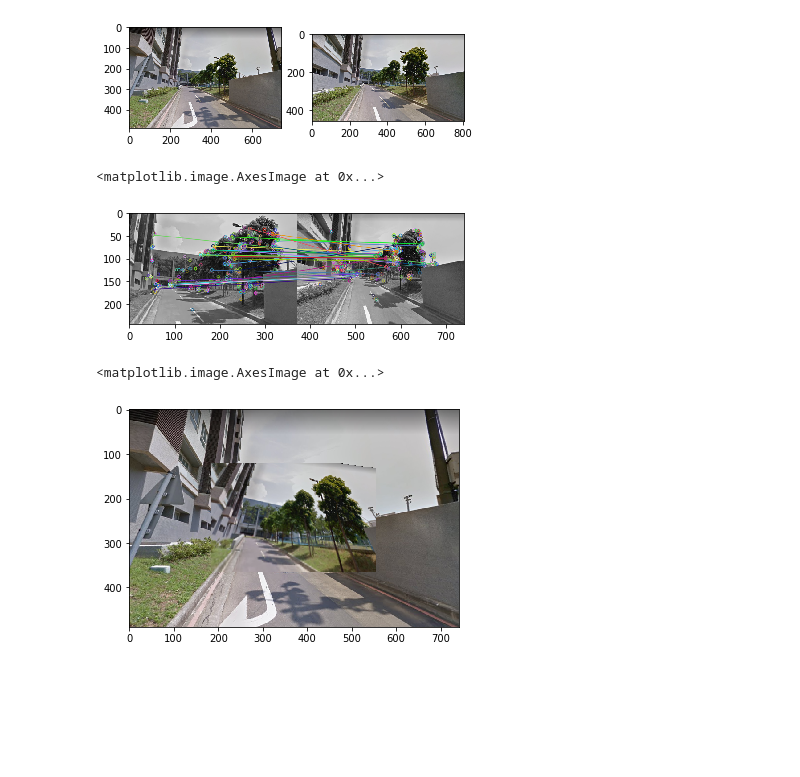
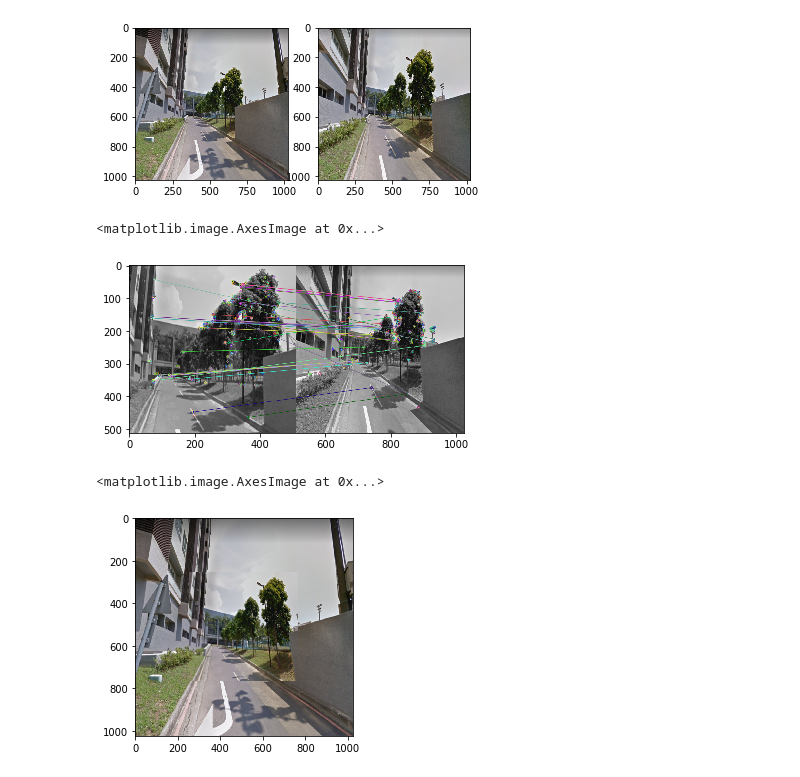
Before and after one commit to TRKuan/cvfx-homework4, a Jupyter notebook: homework4.ipynb, the cells around one changed output. Drawn from its saved outputs; the diff is of its cells as text; code cells hidden in the pictures; blank space fills up the shorter version.

Commit message:
zomming with 3 images

```diff
--- a/homework4.ipynb
+++ b/homework4.ipynb
@@ -4,21 +4,23 @@ import numpy as np
 import cv2
 import matplotlib.pyplot as plt
 # %%
-img1 = cv2.imread('./images/img3.png')#dist
-img2 = cv2.imread('./images/img4.png')#src
+img1 = cv2.imread('./images/img1.png')#dist
+img2 = cv2.imread('./images/img2.png')#src
+img1 = cv2.resize(img1, (1024, 1024))
+img2 = cv2.resize(img2, (1024, 1024))
 plt.subplot(121)
 plt.imshow(cv2.cvtColor(img1, cv2.COLOR_BGR2RGB))
 plt.subplot(122)
 plt.imshow(cv2.cvtColor(img2, cv2.COLOR_BGR2RGB))
 plt.show()
 h,w, _ = img1.shape
 img2_scaled = cv2.resize(img2, (int(w/2), int(h/2)))
 img1_gray = cv2.cvtColor(img1, cv2.COLOR_BGR2GRAY)
 img2_gray = cv2.cvtColor(img2_scaled, cv2.COLOR_BGR2GRAY)
 img1_target = img1_gray[int(h/4):-int(h/4), int(w/4):-int(w/4)]
 img2_target = img2_gray
 # %% [output]
-[figure, old version]
+[figure, new version]
 # %%
 # Initiate ORB detector
 orb = cv2.ORB_create()
@@ -40,7 +42,7 @@ matches = matches[:int(len(matches)*0.15)]
 plt.imshow(cv2.cvtColor(cv2.drawMatches(img1_target, kp1, img2_target, kp2, matches, None), cv2.COLOR_BGR2RGB))
 # %% [output]
 <matplotlib.image.AxesImage at 0x...>
-[figure, old version]
+[figure, new version]
 # %%
 #stitch images together
 src_pts = np.float32([ kp2[m.trainIdx].pt for m in matches ]).reshape(-1,1,2)
@@ -57,7 +59,7 @@ for i in range(int(h/2)):
 plt.imshow(cv2.cvtColor(img_result, cv2.COLOR_BGR2RGB))
 # %% [output]
 <matplotlib.image.AxesImage at 0x...>
-[figure, old version]
+[figure, new version]
 # %%
 def stitch(img1, img2, scale):
     h,w, _ = img1.shape
```
Also changed, not shown: parts of 2 cells of this notebook.
